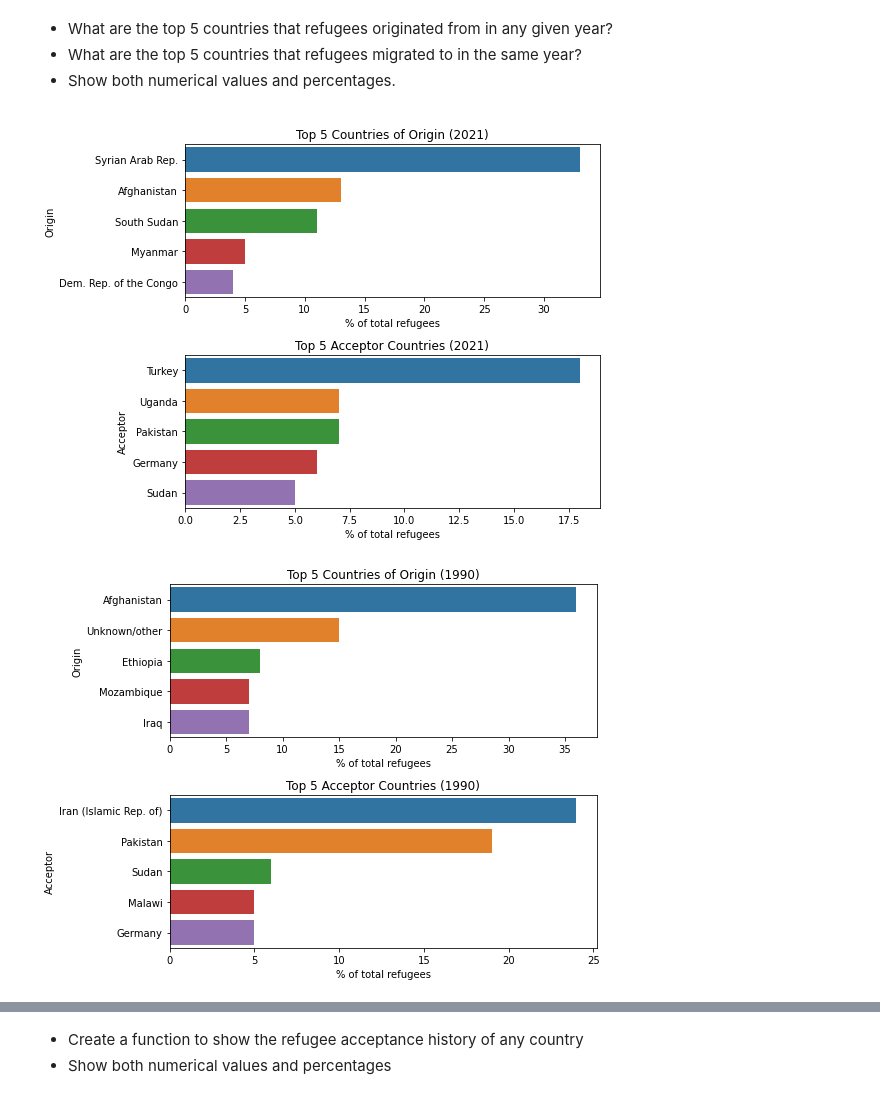
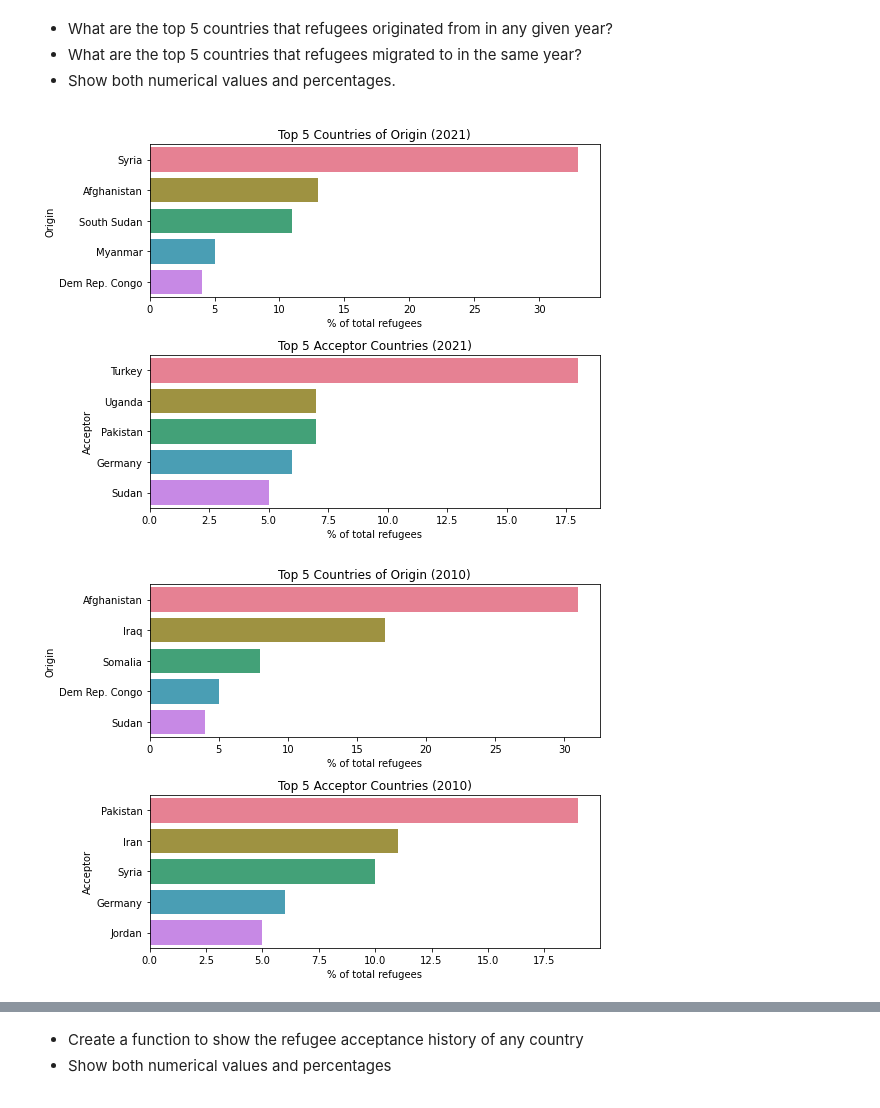
Before and after one commit to nss-data-science-cohort-7/un-exploration-sourish33, a Jupyter notebook: notebooks/refugees.ipynb, the cells around one changed output, grey strips where cells are left out. Drawn from its saved outputs; the diff is of its cells as text; code cells hidden in the pictures.

Commit message:
color plaettes added to plots

```diff
--- a/notebooks/refugees.ipynb
+++ b/notebooks/refugees.ipynb
@@ -56,3 +127,6 @@ Years of Data:  47 from  1975 to 2021
+# %%
+for key in short_name_list.keys():
+    refugees_df = refugees_df.replace(key, short_name_list[key])
 # %% [markdown]
 <style>
     .md {
@@ -107,27 +181,33 @@ def total_refugees_by_year_and_country(yr, country_type="Origin"):
 # %%
 # Make a graph for donors and hosts for any given year
 def make_top_donor_host_plot(yr):
     donors = total_refugees_by_year_and_country(yr, "Origin").head()
     hosts = total_refugees_by_year_and_country(yr, "Acceptor").head()
+
+    # Generate random color palettes
+    donor_palette = sns.color_palette("husl", len(donors))
+    host_palette = sns.color_palette("husl", len(hosts))
+
     # Create a figure and two subplots
     fig, axes = plt.subplots(nrows=2, ncols=1, figsize=(8, 6))
 
-    # Plot the donors data on the first subplot
-    sns.barplot(data=donors, x="Percentage", y="Origin", ax=axes[0])
+    # Plot the donors data on the first subplot with a random color palette
+    sns.barplot(data=donors, x="Percentage", y="Origin", ax=axes[0], palette=donor_palette)
     axes[0].set_title(f"Top 5 Countries of Origin ({yr})")
     axes[0].set_xlabel("% of total refugees")
 
-    # Plot the hosts data on the second subplot
-    sns.barplot(data=hosts, x="Percentage", y="Acceptor", ax=axes[1])
+    # Plot the hosts data on the second subplot with a random color palette
+    sns.barplot(data=hosts, x="Percentage", y="Acceptor", ax=axes[1], palette=host_palette)
     axes[1].set_title(f"Top 5 Acceptor Countries ({yr})")
     axes[1].set_xlabel("% of total refugees")
 
     # Adjust layout and show the plots
     plt.tight_layout()
     plt.show()
 
 make_top_donor_host_plot(2021)
+make_top_donor_host_plot(2010)
 make_top_donor_host_plot(1990)
 # %% [output]
-[figure, old version]
+[figure, new version]
-[figure, old version]
+[figure, new version]
```
Also changed, not shown: parts of 11 cells of this notebook.
